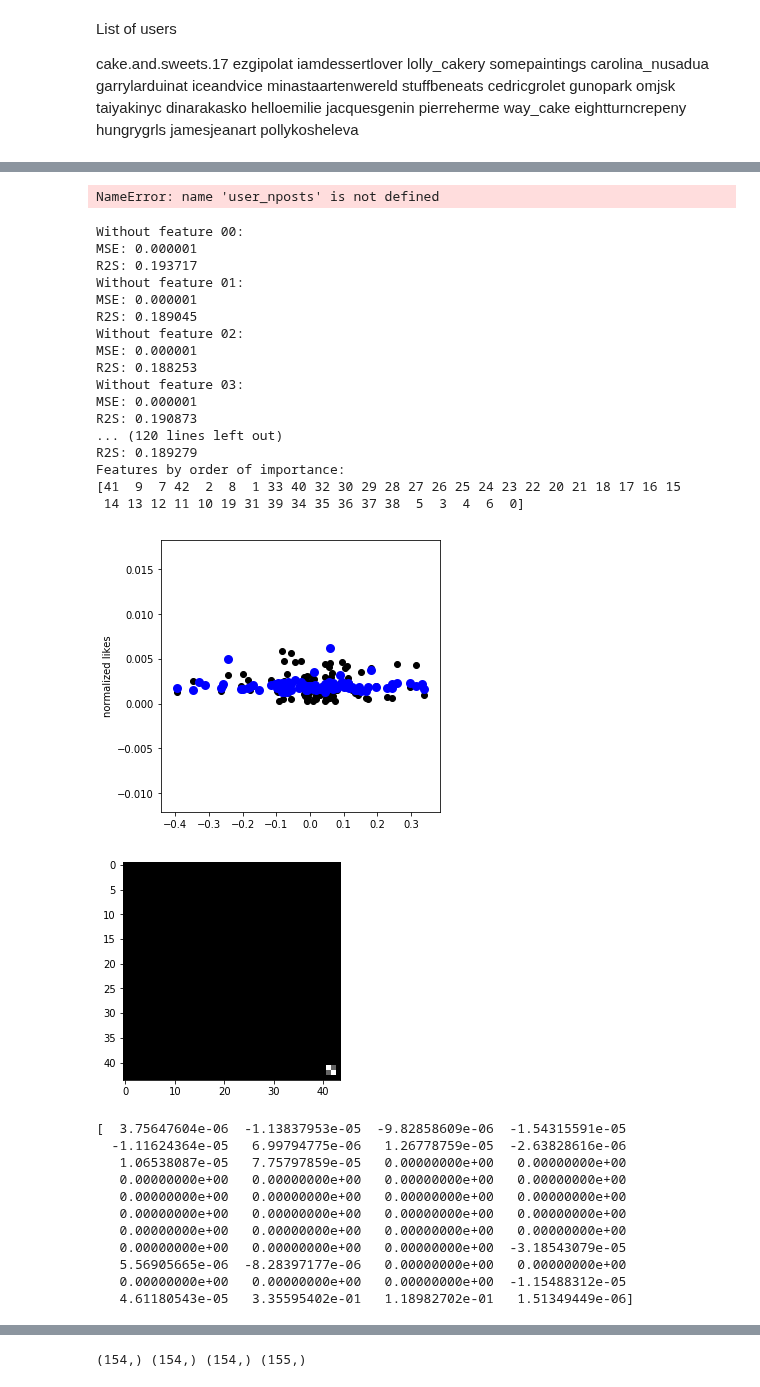
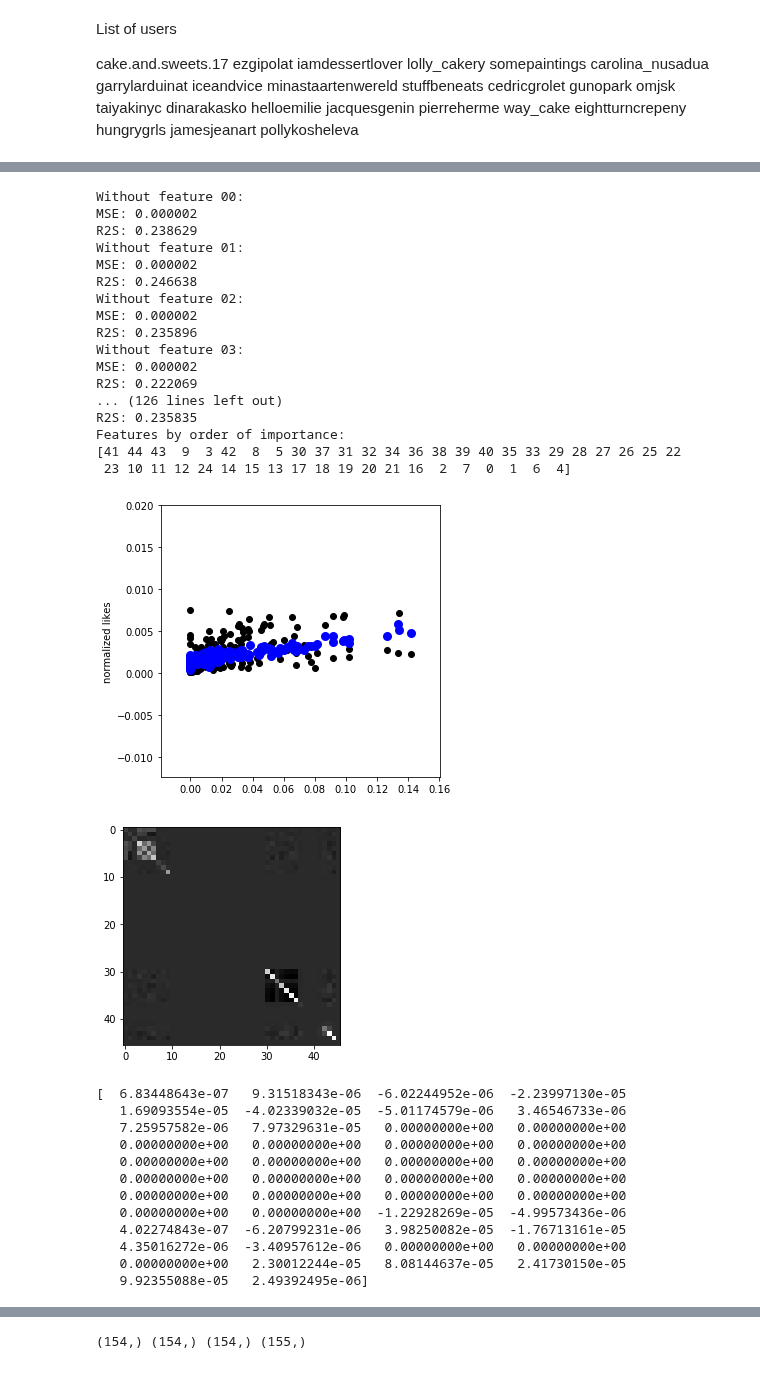
Before and after one commit to AlbertHJLee/minster, a Jupyter notebook: feature_engineering.ipynb, the cells around one changed output, grey strips where cells are left out. Drawn from its saved outputs; the diff is of its cells as text; code cells hidden in the pictures.

```diff
--- a/feature_engineering.ipynb
+++ b/feature_engineering.ipynb
@@ -76,8 +76,8 @@ if userSpecific:
 
 else:
     bytag = True
-    posts, images = utils.getData('posts_icecream_1505846777.json',updated=True,rawimages=True)
-    with open('data/users_icecream_1505846777.json','r') as infile:
+    posts, images = utils.getData('posts_cake_1505409284.json',updated=True,rawimages=True)
+    with open('data/users_cake_1505409284.json','r') as infile:
             users = json.load(infile)
     dfu = pandas.DataFrame(users)
     dfp = pandas.DataFrame(posts)
@@ -125,6 +125,7 @@ for i in range(len(posts)):
 
 likes = dfp['likes'].apply(lambda x: float(convertString(x))).values
 ntags = dfp[u'caption'].apply(lambda x: float( len(x.split(' #')) ) ).values - 1
+mult = dfp[u'ismultiple'].values
 
 if userSpecific:
     hour = dfp[u'createdtime'].apply(lambda x: extractTimeData(x)[1]).values
@@ -181,7 +182,7 @@ normSin = (kSin - np.mean(kSin))/(np.max(kSin) - np.min(kSin))
 
 if bytag:
 
-    nfeatures = 1+2+4+1+1+1+7+24+3
+    nfeatures = 1+2+4+1+1+1+7+24+4
     data = np.zeros([nposts0,nfeatures])
     data[:,0] = normCos
     data[:,1] = normSin
@@ -195,9 +196,10 @@ if bytag:
     data[:,9] = normNtags
     data[:,10:17] = weekdayvec[:,0:7]
     data[:,17:41] = hourvec[:,0:24]
-    data[:,41] = followers/np.mean(followers)
-    data[:,42] = following/np.mean(following)
-    data[:,43] = user_nposts/np.mean(user_nposts)
+    data[:,41] = followers/np.mean(followers)*.2
+    data[:,42] = following/np.mean(following)*.2
+    data[:,43] = user_nposts/np.mean(user_nposts)*.3
+    data[:,44] = mult
 
 else:
 
@@ -215,8 +217,6 @@ else:
     data[:,9] = normNtags
     data[:,10:17] = weekdayvec[:,0:7]
     data[:,17:] = hourvec[:,0:24]
-# %% [output]
-NameError: name 'user_nposts' is not defined
 # %%
 # Prune data
 
@@ -228,7 +228,7 @@ if bytag:
     keep = np.zeros(nposts0, dtype=bool)
     keep[ likeOrder[int(nposts0*.05):int(nposts0*.90)].tolist() ] = True
     followOrder = followers.argsort()
-    keep[ followOrder[int(nposts0*.95):].tolist() ] = False
+    keep[ followOrder[int(nposts0*.85):].tolist() ] = False
 
 elif True:
     likeOrder = likes.argsort()
@@ -301,59 +301,60 @@ MSEall = MSE(y_cross, y_pred)
 R2Sall = R2S(y_cross, y_pred)
 
 print ''
 print 'With all features:'
 print 'MSE: %8f'%MSEall
 print 'R2S: %8f'%R2Sall
 
 
 print 'Features by order of importance: '
 print R2S_results.argsort()
 
 if True:
 
     fig = plt.figure(figsize=[5,5])
-    feat = 0
+    feat = 41
     plt.scatter(data_cross[:,feat], y_cross,  color='black')
     plt.scatter(data_cross[:,feat], y_pred, color='blue', linewidth=3)
     #plt.xlabel('normalized contrast')
     plt.ylabel('normalized likes')
     plt.show()
 
     cov = np.cov(np.append(data_train,y_train.reshape([ntrain,1]),axis=1).transpose())
     plt.imshow(cov,cmap='gray')
     plt.show()
     print cov[-1,:] #, data_test[1,:]
 # %% [output]
 Without feature 00:
-MSE: 0.000001
-R2S: 0.193717
+MSE: 0.000002
+R2S: 0.238629
 Without feature 01:
-MSE: 0.000001
-R2S: 0.189045
+MSE: 0.000002
+R2S: 0.246638
 Without feature 02:
-MSE: 0.000001
-R2S: 0.188253
+MSE: 0.000002
+R2S: 0.235896
 Without feature 03:
-MSE: 0.000001
-R2S: 0.190873
-... (120 lines left out)
-R2S: 0.189279
+MSE: 0.000002
+R2S: 0.222069
+... (126 lines left out)
+R2S: 0.235835
 Features by order of importance:
-[41  9  7 42  2  8  1 33 40 32 30 29 28 27 26 25 24 23 22 20 21 18 17 16 15
- 14 13 12 11 10 19 31 39 34 35 36 37 38  5  3  4  6  0]
+[41 44 43  9  3 42  8  5 30 37 31 32 34 36 38 39 40 35 33 29 28 27 26 25 22
+ 23 10 11 12 24 14 15 13 17 18 19 20 21 16  2  7  0  1  6  4]
-[figure, old version]
+[figure, new version]
-[figure, old version]
+[figure, new version]
-[  3.75647604e-06  -1.13837953e-05  -9.82858609e-06  -1.54315591e-05
-  -1.11624364e-05   6.99794775e-06   1.26778759e-05  -2.63828616e-06
-   1.06538087e-05   7.75797859e-05   0.00000000e+00   0.00000000e+00
+[  6.83448643e-07   9.31518343e-06  -6.02244952e-06  -2.23997130e-05
+   1.69093554e-05  -4.02339032e-05  -5.01174579e-06   3.46546733e-06
+   7.25957582e-06   7.97329631e-05   0.00000000e+00   0.00000000e+00
    0.00000000e+00   0.00000000e+00   0.00000000e+00   0.00000000e+00
    0.00000000e+00   0.00000000e+00   0.00000000e+00   0.00000000e+00
    0.00000000e+00   0.00000000e+00   0.00000000e+00   0.00000000e+00
    0.00000000e+00   0.00000000e+00   0.00000000e+00   0.00000000e+00
-   0.00000000e+00   0.00000000e+00   0.00000000e+00  -3.18543079e-05
-   5.56905665e-06  -8.28397177e-06   0.00000000e+00   0.00000000e+00
-   0.00000000e+00   0.00000000e+00   0.00000000e+00  -1.15488312e-05
-   4.61180543e-05   3.35595402e-01   1.18982702e-01   1.51349449e-06]
+   0.00000000e+00   0.00000000e+00  -1.22928269e-05  -4.99573436e-06
+   4.02274843e-07  -6.20799231e-06   3.98250082e-05  -1.76713161e-05
+   4.35016272e-06  -3.40957612e-06   0.00000000e+00   0.00000000e+00
+   0.00000000e+00   2.30012244e-05   8.08144637e-05   2.41730150e-05
+   9.92355088e-05   2.49392495e-06]
 # %%
 # Run regression on test set with most informative features
 
```
Also changed, not shown: parts of 5 cells of this notebook, 24 other files.
